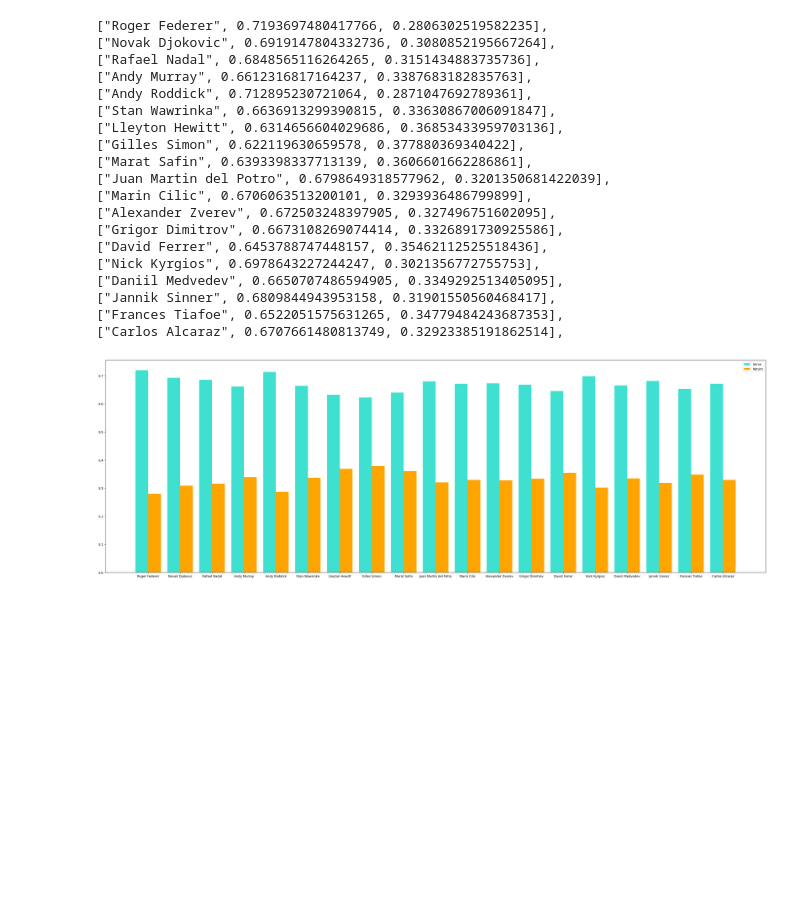
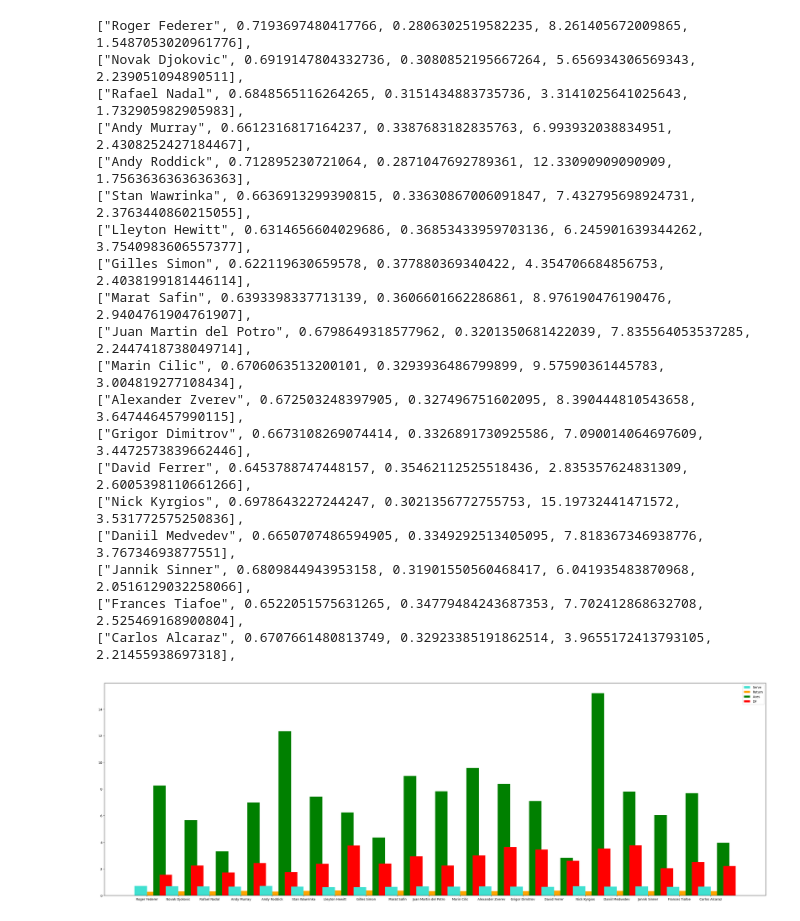
Before and after one commit to Vkutti/tennis-labs, a Jupyter notebook: get_data.ipynb, the cells around one changed output. Drawn from its saved outputs; the diff is of its cells as text; code cells hidden in the pictures; blank space fills up the shorter version.

```diff
--- a/get_data.ipynb
+++ b/get_data.ipynb
@@ -32,6 +32,7 @@ players = ["Roger Federer",
 w_all_data = []
 l_all_data = []
 
+
 for idx, row in data.iterrows():
     for p in players:
         if row['winner_name'] and str(row['winner_name']).strip() == p:
@@ -45,7 +46,8 @@ for idx, row in data.iterrows():
                 if w_serve_to_points > 0:
                     w_serves_to_points = (w_first_serves + w_second_serves) / w_serve_to_points
                     l_return_accuracy = (w_serve_to_points - (w_first_serves + w_second_serves)) / w_serve_to_points
-                    w_all_data.append([p, w_serves_to_points, l_return_accuracy])
+                    w_all_data.append([p, w_serves_to_points, l_return_accuracy, w_aces, w_df])
+
             except (ValueError, TypeError):
                 continue
 
@@ -60,56 +62,68 @@ for idx, row in data.iterrows():
                 if l_serve_to_points > 0:
                     l_serves_to_points = (l_first_serves + l_second_serves) / l_serve_to_points
                     w_return_accuracy = (l_serve_to_points - (l_first_serves + l_second_serves)) / l_serve_to_points
-                    l_all_data.append([p, l_serves_to_points, w_return_accuracy])
+                    l_all_data.append([p, l_serves_to_points, w_return_accuracy, l_aces, l_df])
+
             except (ValueError, TypeError):
                 continue
 
 total_all_data = w_all_data + l_all_data
 
-total_all_data_dict = {p: {"serve": [], "return": []} for p in players}
+total_all_data_dict = {p: {"serve": [], "return": [], "aces": [], "df": []} for p in players}
 
 for i in total_all_data:
     player = i[0]
     serve_value = i[1]
     return_value = i[2]
+    aces = i[3]
+    df = i[4]
+
     if player in total_all_data_dict and not math.isnan(serve_value) and not math.isnan(return_value):
         total_all_data_dict[player]["serve"].append(serve_value)
         total_all_data_dict[player]["return"].append(return_value)
+        total_all_data_dict[player]["aces"].append(aces)
+        total_all_data_dict[player]["df"].append(df)
 
 plt.figure(figsize=(30, 10))
 
 for idx, (player, vals) in enumerate(total_all_data_dict.items()):
     serve_vals = vals["serve"]
     return_vals = vals["return"]
+    aces_vals = vals["aces"]
+    df_vals = vals["df"]
     if serve_vals and return_vals:
         avg_serve = sum(serve_vals) / len(serve_vals)
         avg_return = sum(return_vals) / len(return_vals)
-        print(f'["{player}", {avg_serve}, {avg_return}],')
+        avg_aces = sum(aces_vals) / len(aces_vals)
+        avg_df = sum(df_vals) / len(df_vals)
+        print(f'["{player}", {avg_serve}, {avg_return}, {avg_aces}, {avg_df}],')
         plt.bar(idx - 0.2, avg_serve, width=0.4, label='Serve' if idx == 0 else "", color='turquoise')
         plt.bar(idx + 0.2, avg_return, width=0.4, label='Return' if idx == 0 else "", color='orange')
+        plt.bar(idx + 0.4, avg_aces, width=0.4, label='Aces' if idx == 0 else "", color='green')
+        plt.bar(idx + 0.6, avg_df, width=0.4, label='DF' if idx == 0 else "", color='red')
 
 plt.xticks(range(len(players)), players)
 plt.legend()
 plt.tight_layout()
 plt.show()
 # %% [output]
-["Roger Federer", 0.7193697480417766, 0.2806302519582235],
-["Novak Djokovic", 0.6919147804332736, 0.3080852195667264],
-["Rafael Nadal", 0.6848565116264265, 0.3151434883735736],
-["Andy Murray", 0.6612316817164237, 0.3387683182835763],
-["Andy Roddick", 0.712895230721064, 0.2871047692789361],
-["Stan Wawrinka", 0.6636913299390815, 0.33630867006091847],
-["Lleyton Hewitt", 0.6314656604029686, 0.36853433959703136],
-["Gilles Simon", 0.622119630659578, 0.377880369340422],
-["Marat Safin", 0.6393398337713139, 0.3606601662286861],
-["Juan Martin del Potro", 0.6798649318577962, 0.3201350681422039],
-["Marin Cilic", 0.6706063513200101, 0.3293936486799899],
-["Alexander Zverev", 0.672503248397905, 0.327496751602095],
-["Grigor Dimitrov", 0.6673108269074414, 0.3326891730925586],
-["David Ferrer", 0.6453788747448157, 0.35462112525518436],
-["Nick Kyrgios", 0.6978643227244247, 0.3021356772755753],
-["Daniil Medvedev", 0.6650707486594905, 0.3349292513405095],
-["Jannik Sinner", 0.6809844943953158, 0.31901550560468417],
-["Frances Tiafoe", 0.6522051575631265, 0.34779484243687353],
-["Carlos Alcaraz", 0.6707661480813749, 0.32923385191862514],
+["Roger Federer", 0.7193697480417766, 0.2806302519582235, 8.261405672009865, 1.5487053020961776],
+["Novak Djokovic", 0.6919147804332736, 0.3080852195667264, 5.656934306569343, 2.239051094890511],
+["Rafael Nadal", 0.6848565116264265, 0.3151434883735736, 3.3141025641025643, 1.732905982905983],
+["Andy Murray", 0.6612316817164237, 0.3387683182835763, 6.993932038834951, 2.4308252427184467],
+["Andy Roddick", 0.712895230721064, 0.2871047692789361, 12.33090909090909, 1.7563636363636363],
+["Stan Wawrinka", 0.6636913299390815, 0.33630867006091847, 7.432795698924731, 2.3763440860215055],
+["Lleyton Hewitt", 0.6314656604029686, 0.36853433959703136, 6.245901639344262, 3.7540983606557377],
+["Gilles Simon", 0.622119630659578, 0.377880369340422, 4.354706684856753, 2.4038199181446114],
+["Marat Safin", 0.6393398337713139, 0.3606601662286861, 8.976190476190476, 2.9404761904761907],
+["Juan Martin del Potro", 0.6798649318577962, 0.3201350681422039, 7.835564053537285, 2.2447418738049714],
+["Marin Cilic", 0.6706063513200101, 0.3293936486799899, 9.57590361445783, 3.004819277108434],
+["Alexander Zverev", 0.672503248397905, 0.327496751602095, 8.390444810543658, 3.647446457990115],
+["Grigor Dimitrov", 0.6673108269074414, 0.3326891730925586, 7.090014064697609, 3.4472573839662446],
+["David Ferrer", 0.6453788747448157, 0.35462112525518436, 2.835357624831309, 2.6005398110661266],
+["Nick Kyrgios", 0.6978643227244247, 0.3021356772755753, 15.19732441471572, 3.531772575250836],
+["Daniil Medvedev", 0.6650707486594905, 0.3349292513405095, 7.818367346938776, 3.76734693877551],
+["Jannik Sinner", 0.6809844943953158, 0.31901550560468417, 6.041935483870968, 2.0516129032258066],
+["Frances Tiafoe", 0.6522051575631265, 0.34779484243687353, 7.702412868632708, 2.525469168900804],
+["Carlos Alcaraz", 0.6707661480813749, 0.32923385191862514, 3.9655172413793105, 2.21455938697318],
-[figure, old version]
+[figure, new version]
```
Also changed, not shown: 1 other file.
